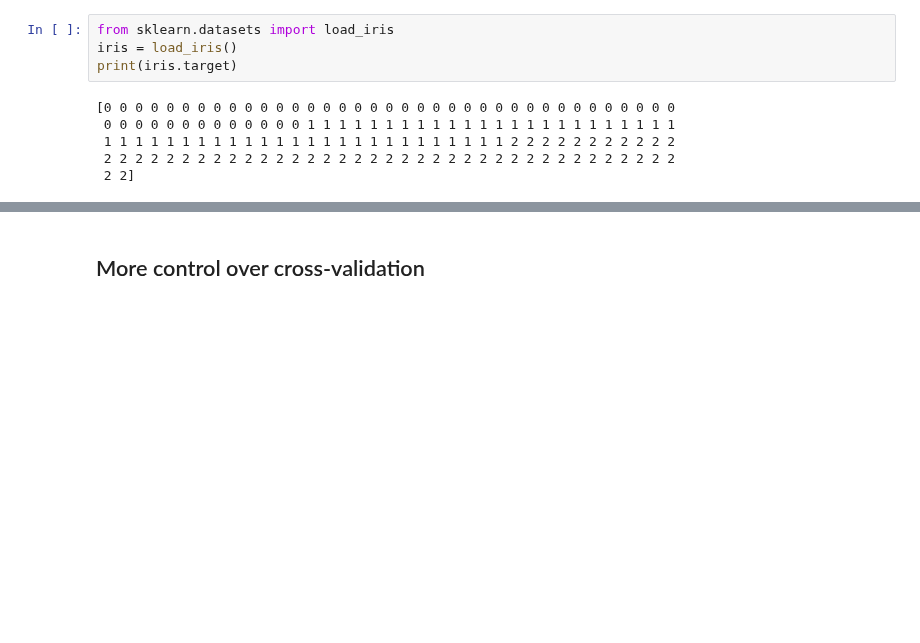
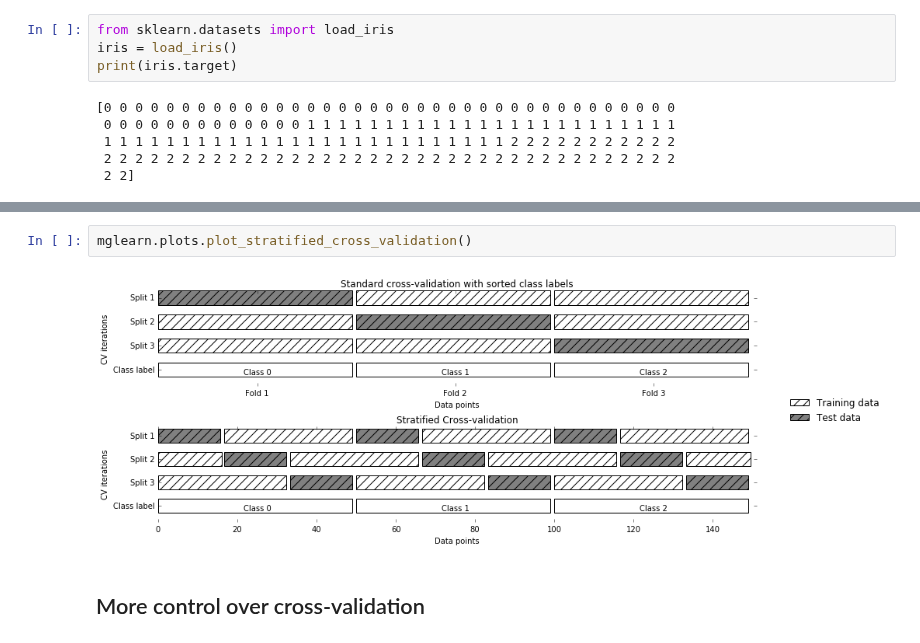
Before and after one commit to amueller/introduction_to_ml_with_python, a Jupyter notebook: 06-model-evaluation-and-improvement.ipynb, the cells around one changed output, grey strips where cells are left out. Cells and saved outputs as stored; diff of their text form; blank space fills up the shorter version.

```diff
--- a/06-model-evaluation-and-improvement.ipynb
+++ b/06-model-evaluation-and-improvement.ipynb
@@ -156,3 +67,7 @@ plt.close()
+# %%
+mglearn.plots.plot_stratified_cross_validation()
+# %% [output]
+[figure, added]
 # %% [markdown]
 ## More control over cross-validation
 # %%
```
Also changed, not shown: parts of 30 cells of this notebook, 10 other files.
